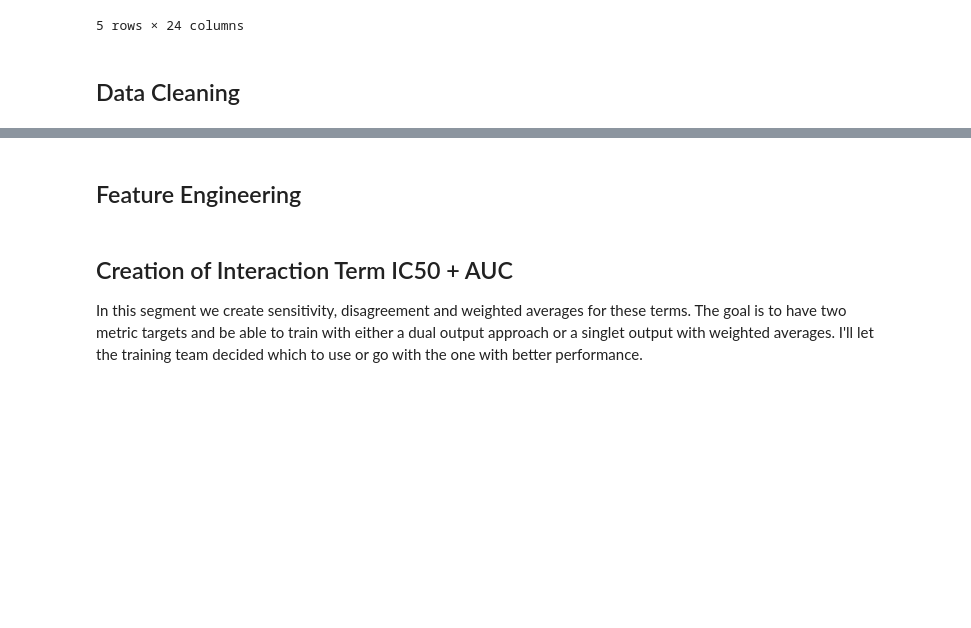
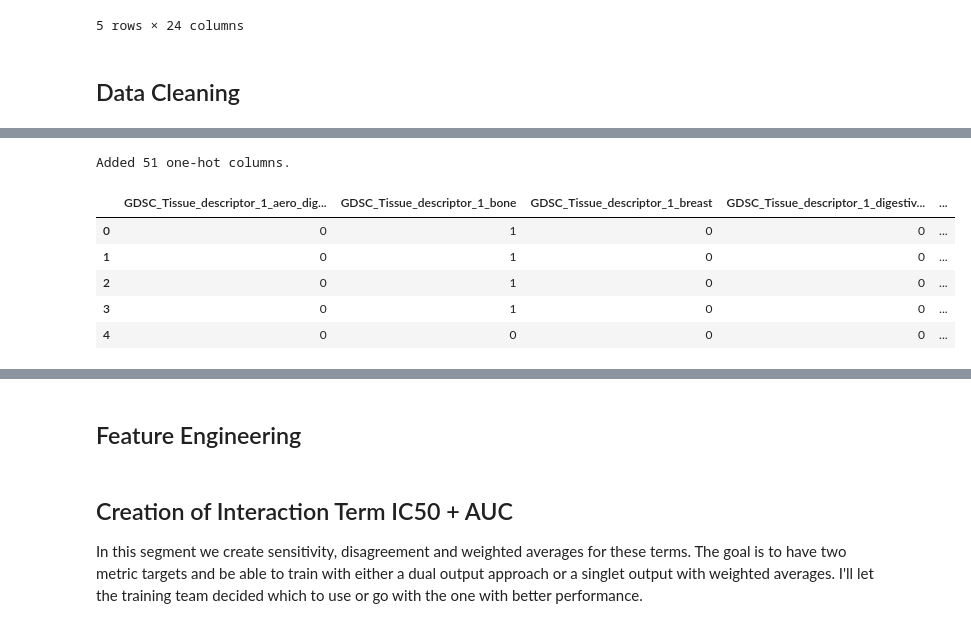
Before and after one commit to thabinhl21/pharmascopex, a Jupyter notebook: FeatureEngineering.ipynb, the cells around one changed output, grey strips where cells are left out. Saved outputs shown, nothing was run; the diff lists cells and outputs as text; code cells hidden in the pictures; blank space fills up the shorter version.

```diff
--- a/FeatureEngineering.ipynb
+++ b/FeatureEngineering.ipynb
@@ -24,3 +24,21 @@ gdsc_merged.head(5)
 5 rows × 24 columns
 # %% [markdown]
 ## Data Cleaning
+# %%
+
+import os
+import numpy as np
+import pandas as pd
+
+from sklearn.model_selection import train_test_split
+from sklearn.preprocessing import StandardScaler
+
+pd.set_option("display.max_columns", 200)
+pd.set_option("display.width", 140)
+
+data = "GDSC1and2_w_CellLineData.csv"
+
+
+df = pd.read_csv(data)
+print(df.shape)
+df.head()
@@ -26,0 +167,27 @@ gdsc_merged.head(5)
+# %%
+from sklearn.preprocessing import OneHotEncoder
+import pandas as pd
+import numpy as np
+
+df_encoded = df_clean.copy()
+cat_cols = ["GDSC_Tissue_descriptor_1", "Cancer_Type_TCGA"]
+
+# Use sparse_output instead of sparse
+ohe = OneHotEncoder(handle_unknown="ignore", sparse_output=False, dtype=int)
+
+encoded_arr = ohe.fit_transform(df_encoded[cat_cols])
+encoded_cols = ohe.get_feature_names_out(cat_cols)
+
+df_ohe = pd.DataFrame(encoded_arr, columns=encoded_cols, index=df_encoded.index)
+df_encoded = pd.concat([df_encoded.drop(columns=cat_cols), df_ohe], axis=1)
+
+print(f"Added {len(encoded_cols)} one-hot columns.")
+df_encoded.filter(regex="^(GDSC_Tissue_descriptor_1|Cancer_Type_TCGA)").head()
+# %% [output]
+Added 51 one-hot columns.
+|  | GDSC_Tissue_descriptor_1_aero_dig... | GDSC_Tissue_descriptor_1_bone | GDSC_Tissue_descriptor_1_breast | GDSC_Tissue_descriptor_1_digestiv... | ... |
+| 0 | 0 | 1 | 0 | 0 | ... |
+| 1 | 0 | 1 | 0 | 0 | ... |
+| 2 | 0 | 1 | 0 | 0 | ... |
+| 3 | 0 | 1 | 0 | 0 | ... |
+| 4 | 0 | 0 | 0 | 0 | ... |
```
Also changed, not shown: parts of 6 cells of this notebook.
